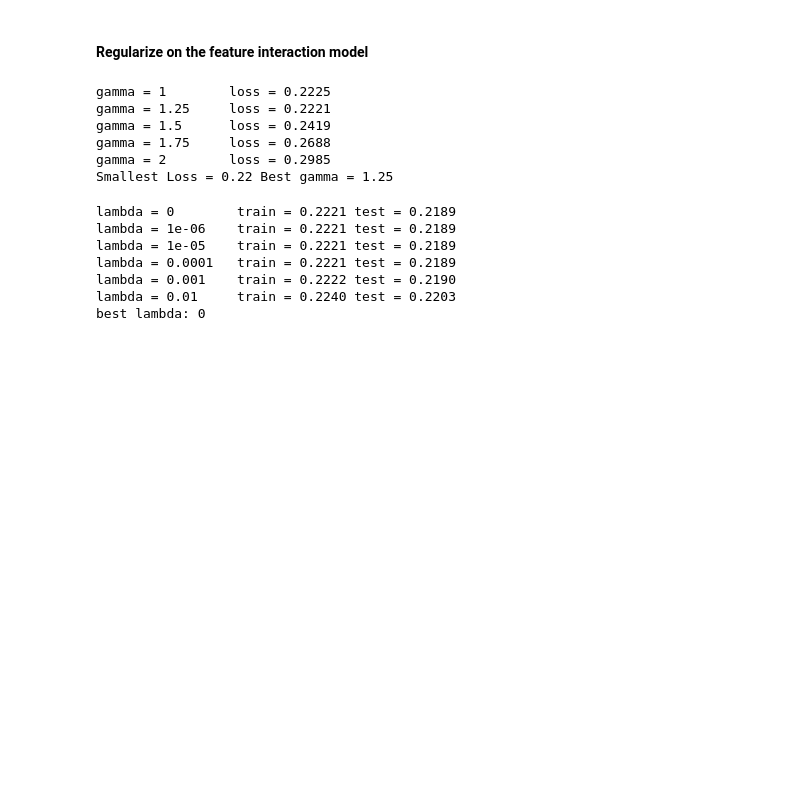
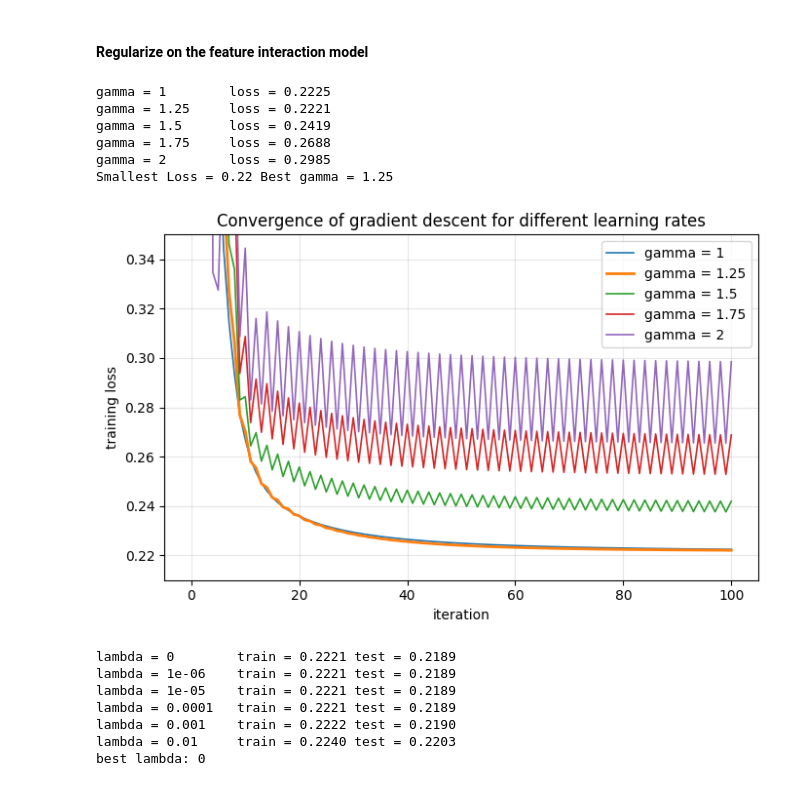
Before and after one commit to suzanne-cc/machine_learning_CS_433_project_1, a Jupyter notebook: project_1.ipynb, the cells around one changed output. Saved outputs shown, nothing was run; the diff lists cells and outputs as text; code cells hidden in the pictures; blank space fills up the shorter version.

```diff
--- a/project_1.ipynb
+++ b/project_1.ipynb
@@ -286,7 +373,7 @@ def val_loss(y, X, w):
     z = X @ w
     return np.mean(-y * z + np.logaddexp(0, z))
 
-lam, gamma, iters = best_lambda, best_gamma, 200 # warm start, so fewer iterations are needed
+lam, gamma, iters = best_lambda_1, best_gamma_1, 200 # warm start, so fewer iterations are needed
 batch = 3
 tol = 1e-10 # tolerance, minimum improvement to accept a step
 
@@ -332,27 +419,43 @@ added ['CHCCOPD1 x DIABETE3', 'CHCCOPD1 x SMOKE100', 'SEX x _AGE_G']  val loss =
 # %%
 initial_w = np.zeros((X_tr.shape[1], 1))
 max_iters = 100
 lambda_ = 0
 gammas = [1, 1.25, 1.5, 1.75, 2]
 
 min_loss = np.inf
-best_gamma = None
+best_gamma_2 = None
 
 for gamma in gammas:
-    w, loss = reg_logistic_regression(y_tr, X_tr, lambda_, initial_w, max_iters, gamma)
+    w, losses = reg_logistic_regression_history(y_tr, X_tr, lambda_, initial_w, max_iters, gamma)
+    loss = losses[-1]
+    histories[gamma] = losses
     if min_loss > loss:
         min_loss = loss
-        best_gamma = gamma
+        best_gamma_2 = gamma
     print(f"gamma = {gamma:<8} loss = {loss:.4f}")
 
-print(f"Smallest Loss ={min_loss: .2f} Best gamma = {best_gamma}")
+print(f"Smallest Loss ={min_loss: .2f} Best gamma = {best_gamma_2}")
+
+# --- convergence plot ---
+plt.figure(figsize=(7, 4.5))
+for gamma, losses in histories.items():
+    plt.plot(losses, label=f"gamma = {gamma}", linewidth=2 if gamma == best_gamma_2 else 1.2)
+plt.ylim(0.21, 0.35)
+plt.xlabel("iteration")
+plt.ylabel("training loss")
+plt.title("Convergence of gradient descent for different learning rates")
+plt.legend()
+plt.grid(alpha=0.3)
+plt.tight_layout()
+plt.show()
 # %% [output]
 gamma = 1        loss = 0.2225
 gamma = 1.25     loss = 0.2221
 gamma = 1.5      loss = 0.2419
 gamma = 1.75     loss = 0.2688
 gamma = 2        loss = 0.2985
 Smallest Loss = 0.22 Best gamma = 1.25
+[figure, added]
 # %%
 lambdas = [0, 1e-6, 1e-5, 1e-4, 1e-3, 1e-2]
 
```
Also changed, not shown: parts of 9 cells of this notebook, 1 other file.
